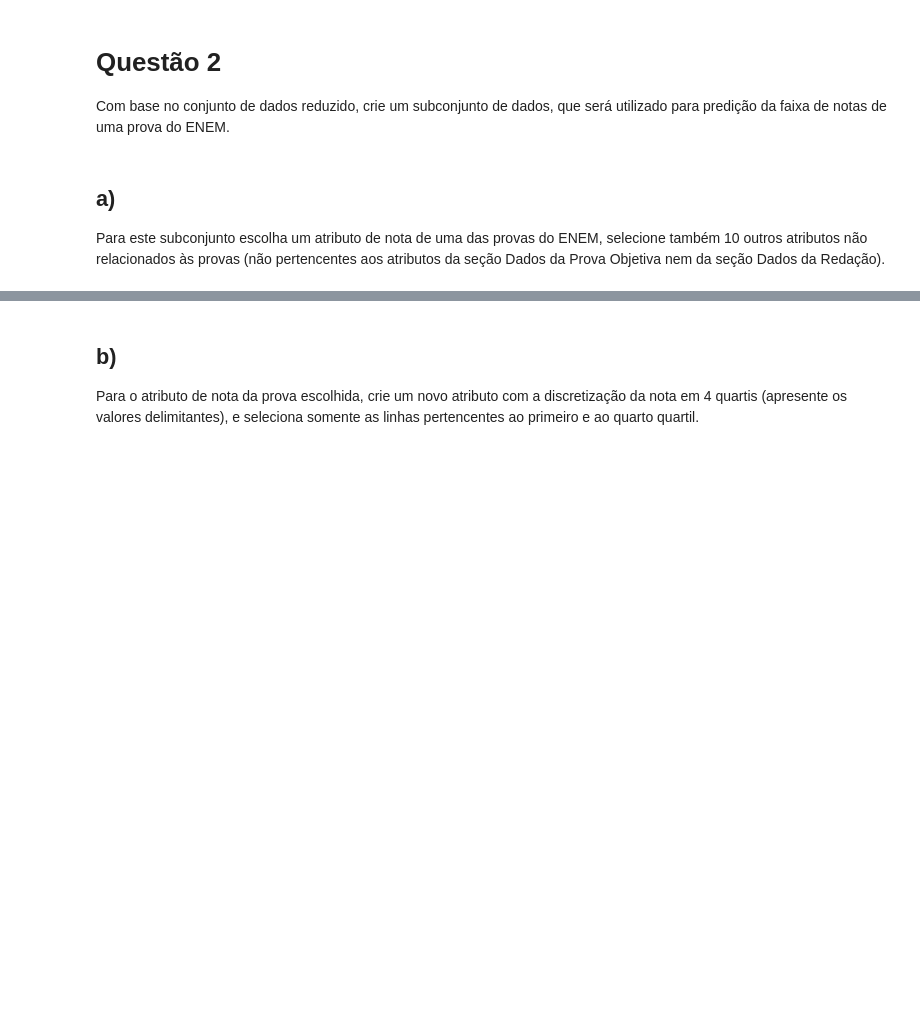
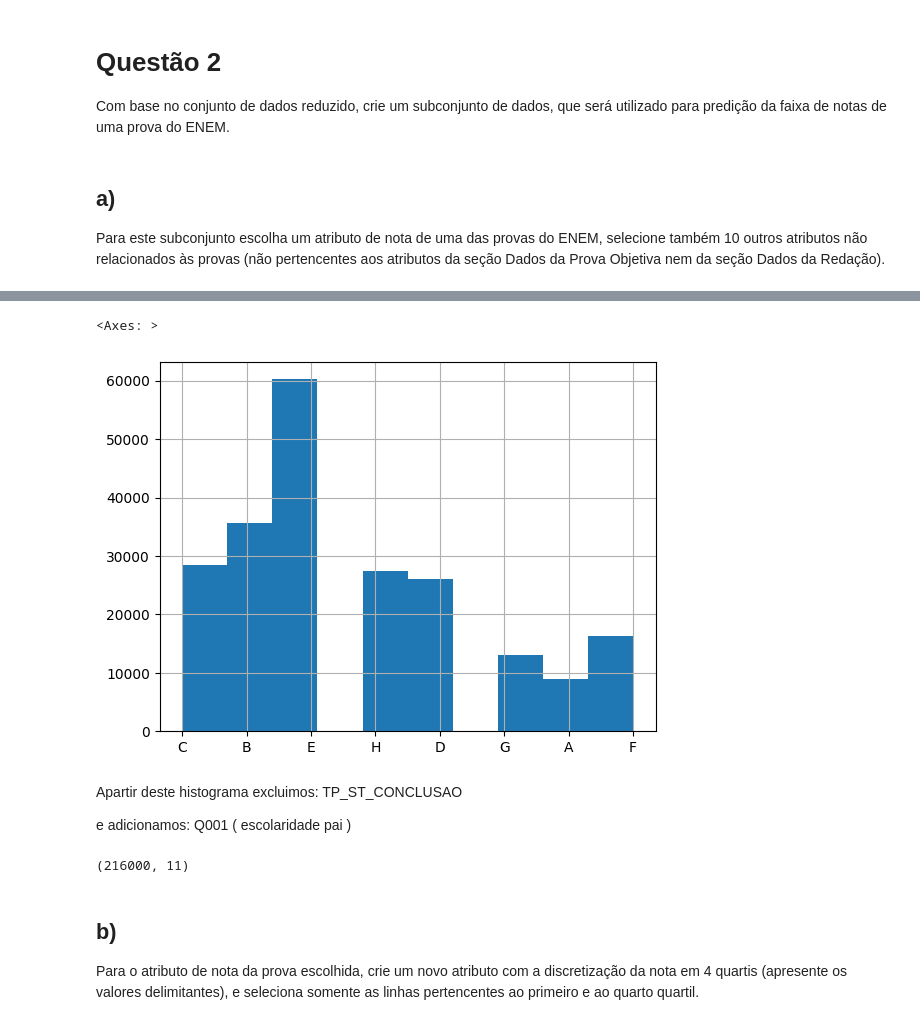
Before and after one commit to denielfer/Micro_dados_enem-2022, a Jupyter notebook: ML.ipynb, the cells around one changed output, grey strips where cells are left out. Cells and saved outputs as stored; diff of their text form; code cells hidden in the pictures; blank space fills up the shorter version.

```diff
--- a/ML.ipynb
+++ b/ML.ipynb
@@ -135,0 +150,9 @@ db['TP_DEPENDENCIA_ADM_ESC'].hist(bins=10)
+# %%
+db['Q001'].hist(bins=10)
+# %% [output]
+<Axes: >
+[figure, added]
+# %% [markdown]
+Apartir deste histograma excluimos: TP_ST_CONCLUSAO
+
+e adicionamos: Q001 ( escolaridade pai )
@@ -136,3 +172,7 @@ db['TP_DEPENDENCIA_ADM_ESC'].hist(bins=10)
+# %%
+db_.shape
+# %% [output]
+(216000, 11)
 # %% [markdown]
 ## b)
 
```
Also changed, not shown: parts of 21 cells of this notebook.
